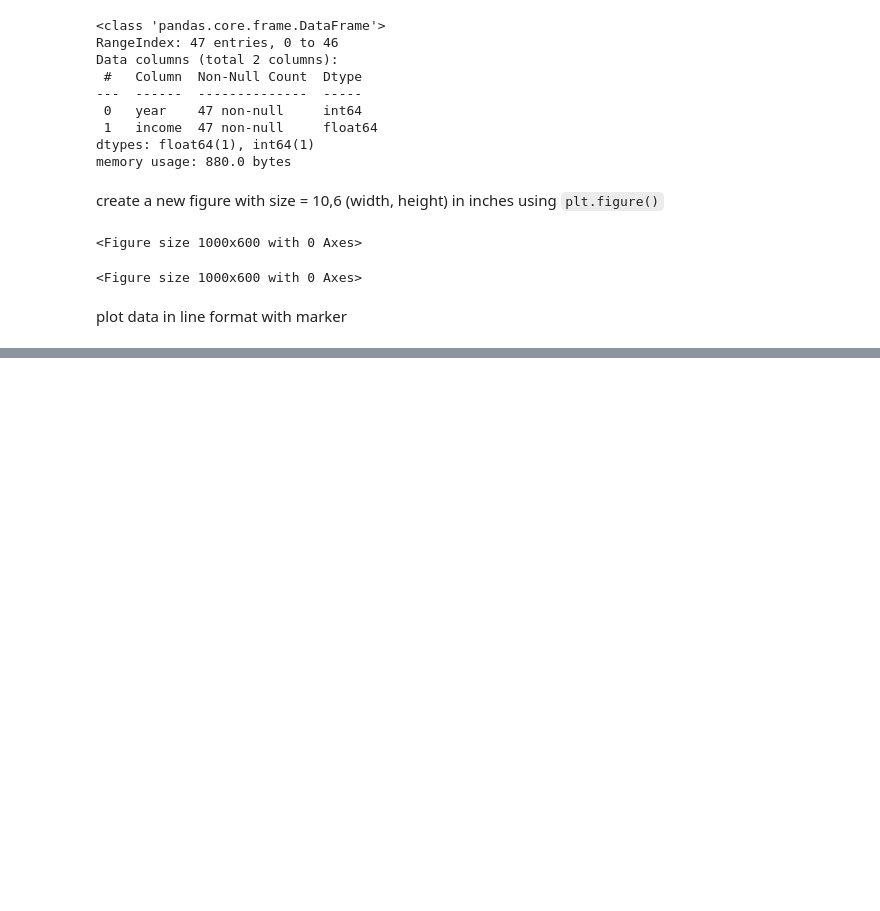
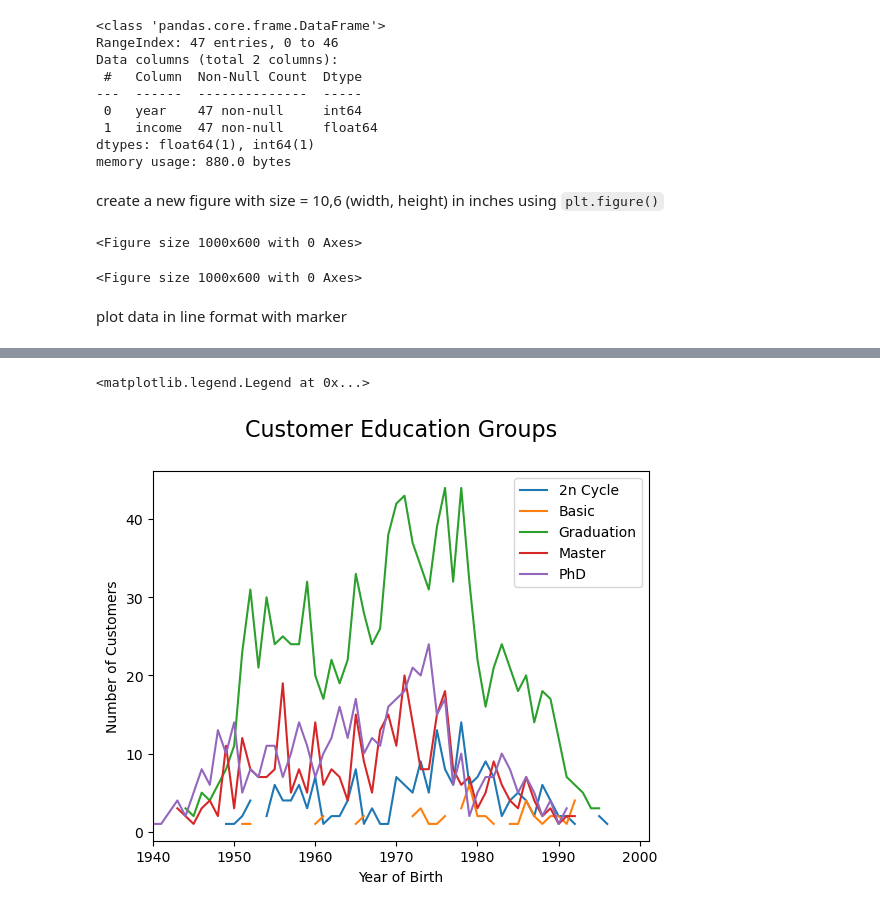
Before and after one commit to LiLuo086/Matplotlib-Notebook, a Jupyter notebook: matplotlib-notebook.ipynb, the cells around one changed output, grey strips where cells are left out. Saved outputs shown, nothing was run; the diff lists cells and outputs as text; code cells hidden in the pictures; blank space fills up the shorter version.

Commit message:
Kaggle Notebook | Matplotlib-Notebook | Version 9

```diff
--- a/matplotlib-notebook.ipynb
+++ b/matplotlib-notebook.ipynb
@@ -75 +71,19 @@ plt.xticks(rotation = 45)
 [figure]
+# %%
+marketing = pd.read_csv('/kaggle/input/arketing-campaign/marketing_campaign.csv', sep = ';', parse_dates=['Dt_Customer'])
+
+# Group by multiple columns
+Customer_groups = marketing.groupby(['Year_Birth','Education'])['ID'].count()
+
+Customer_groups = pd.DataFrame(Customer_groups.unstack(level=1))
+# %%
+Customer_groups.plot()
+
+plt.title('Customer Education Groups\n', size = 16)
+plt.xlabel("Year of Birth")
+plt.ylabel("Number of Customers")
+plt.xlim(1940)
+plt.legend(labels = Customer_groups.columns.values)
+# %% [output]
+<matplotlib.legend.Legend at 0x...>
+[figure, added]
```
Also changed, not shown: parts of 3 cells of this notebook.
